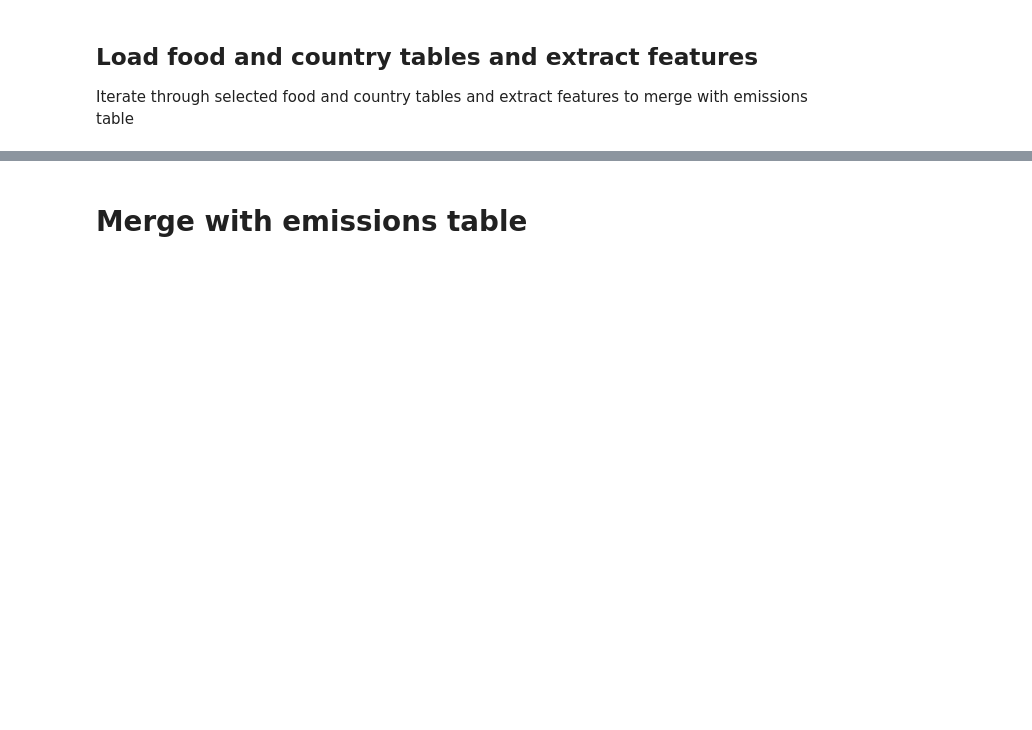
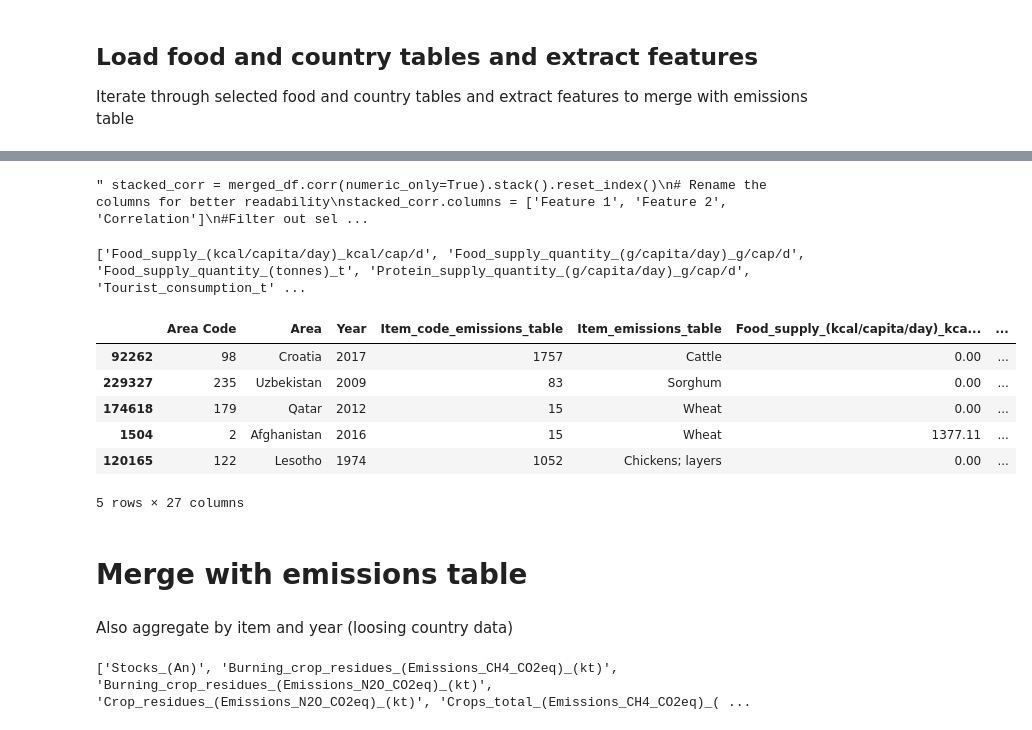
Before and after one commit to ezemriv/FAO-Food-CO2-Footprint, a Jupyter notebook: full_food_dataset_creation/00_load_emissions_and_merge_with_foodtables.ipynb, the cells around one changed output, grey strips where cells are left out. Cells and saved outputs as stored; diff of their text form; code cells hidden in the pictures; blank space fills up the shorter version.

```diff
--- a/full_food_dataset_creation/00_load_emissions_and_merge_with_foodtables.ipynb
+++ b/full_food_dataset_creation/00_load_emissions_and_merge_with_foodtables.ipynb
@@ -190,0 +159,12 @@ array(['Wheat', 'Rice, milled', 'Barley', 'Maize (corn)', 'Rye', 'Oats',
+# %%
+merged_df.drop(columns=['Export_Quantity_t_x', 'Production_t_x', 'Import_Quantity_t_x'], inplace=True)
+# %%
+""" stacked_corr = merged_df.corr(numeric_only=True).stack().reset_index()
+# Rename the columns for better readability
+stacked_corr.columns = ['Feature 1', 'Feature 2', 'Correlation']
+#Filter out self-correlations
+filtered_corr = stacked_corr[stacked_corr['Feature 1'] != stacked_corr['Feature 2']]
+
+filtered_corr.sort_values(by='Correlation', ascending=False).head(10) """
+# %% [output]
+" stacked_corr = merged_df.corr(numeric_only=True).stack().reset_index()\n# Rename the columns for better readability\nstacked_corr.columns = ['Feature 1', 'Feature 2', 'Correlation']\n#Filter out sel ...
@@ -191,2 +174,35 @@ array(['Wheat', 'Rice, milled', 'Barley', 'Maize (corn)', 'Rye', 'Oats',
+# %%
+# Merge with new agreggated items from emissions table
+merged_df_new_items = pd.merge(merged_df, new_items_df, left_on='Item Code', right_on='Item_Code', how='left')
+# %%
+# Define columns to aggregate and columns to sum
+group_by_columns = ['Area Code', 'Area', 'Year', 'Item_code_emissions_table', 'Item_emissions_table']
+
+sum_columns = merged_df_new_items.columns.to_list()[5:27]
+print(sum_columns)
+# %% [output]
+['Food_supply_(kcal/capita/day)_kcal/cap/d', 'Food_supply_quantity_(g/capita/day)_g/cap/d', 'Food_supply_quantity_(tonnes)_t', 'Protein_supply_quantity_(g/capita/day)_g/cap/d', 'Tourist_consumption_t' ...
+# %%
+aggregated_df = merged_df_new_items.groupby(group_by_columns)[sum_columns].sum().reset_index()
+# %%
+aggregated_df.sample(5)
+# %% [output]
+|  | Area Code | Area | Year | Item_code_emissions_table | Item_emissions_table | Food_supply_(kcal/capita/day)_kca... | ... |
+| 92262 | 98 | Croatia | 2017 | 1757 | Cattle | 0.00 | ... |
+| 229327 | 235 | Uzbekistan | 2009 | 83 | Sorghum | 0.00 | ... |
+| 174618 | 179 | Qatar | 2012 | 15 | Wheat | 0.00 | ... |
+| 1504 | 2 | Afghanistan | 2016 | 15 | Wheat | 1377.11 | ... |
+| 120165 | 122 | Lesotho | 1974 | 1052 | Chickens; layers | 0.00 | ... |
+5 rows × 27 columns
 # %% [markdown]
 # Merge with emissions table
+# %% [markdown]
+Also aggregate by item and year (loosing country data)
+# %%
+# Define columns to aggregate and columns to sum
+group_by_columns = ['Area Code', 'Area', 'Year', 'Item Code', 'Item', 'crops_or_livestock']
+
+sum_columns = [col for col in emissions_df.columns if col not in group_by_columns+['Area Code', 'Area']]
+print(sum_columns)
+# %% [output]
+['Stocks_(An)', 'Burning_crop_residues_(Emissions_CH4_CO2eq)_(kt)', 'Burning_crop_residues_(Emissions_N2O_CO2eq)_(kt)', 'Crop_residues_(Emissions_N2O_CO2eq)_(kt)', 'Crops_total_(Emissions_CH4_CO2eq)_( ...
```
Also changed, not shown: parts of 19 cells of this notebook, 14 other files.
